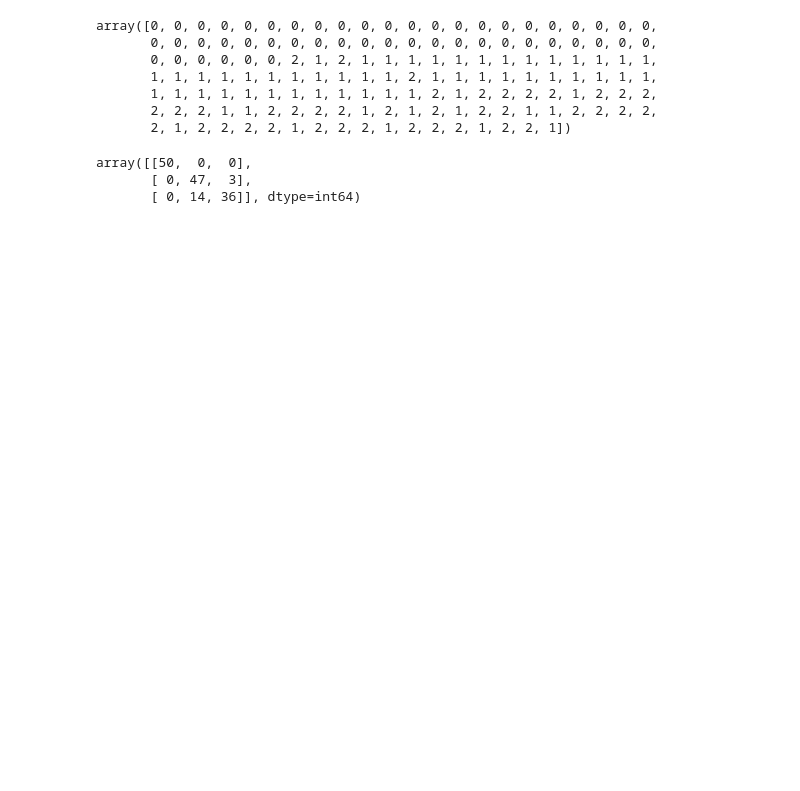
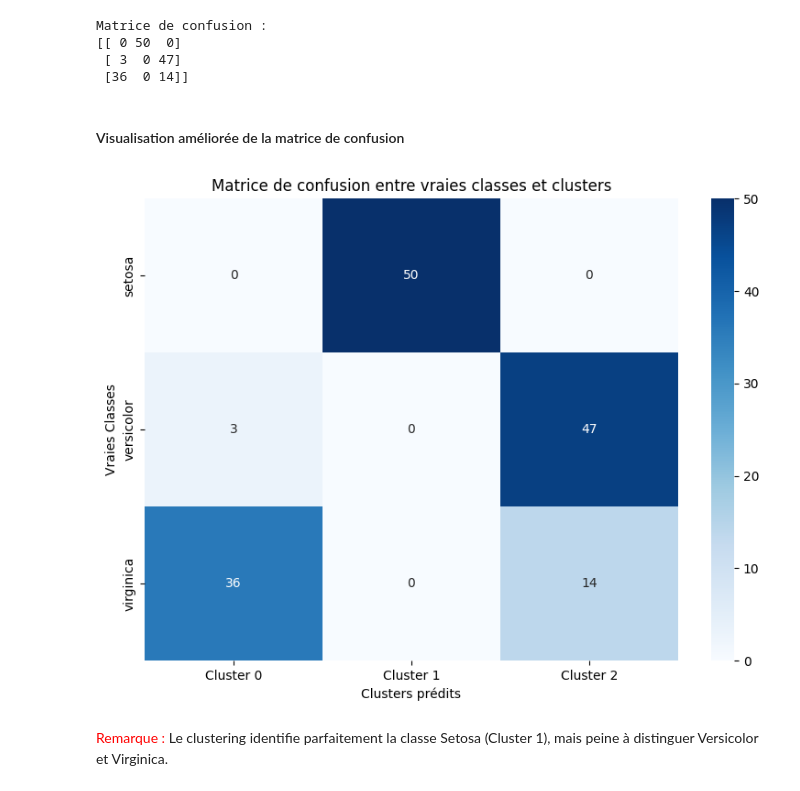
Before and after one commit to HananFA/kmeans_tp, a Jupyter notebook: exercice2.ipynb, the cells around one changed output. Drawn from its saved outputs; the diff is of its cells as text; code cells hidden in the pictures; blank space fills up the shorter version.

```diff
--- a/exercice2.ipynb
+++ b/exercice2.ipynb
@@ -87,4 +106,2 @@ plt.scatter(model.cluster_centers_[:,0],model.cluster_centers_[:,2],c='red',mark
 # %%
-from sklearn.metrics import confusion_matrix
-
-matrix=confusion_matrix(y,labels)
+conf_matrix=confusion_matrix(y,labels)
@@ -121,10 +107,0 @@ new_labels = np.vectorize(replace_dict.get)(labels)
-# %%
-new_labels
-# %% [output]
-array([0, 0, 0, 0, 0, 0, 0, 0, 0, 0, 0, 0, 0, 0, 0, 0, 0, 0, 0, 0, 0, 0,
-       0, 0, 0, 0, 0, 0, 0, 0, 0, 0, 0, 0, 0, 0, 0, 0, 0, 0, 0, 0, 0, 0,
-       0, 0, 0, 0, 0, 0, 2, 1, 2, 1, 1, 1, 1, 1, 1, 1, 1, 1, 1, 1, 1, 1,
-       1, 1, 1, 1, 1, 1, 1, 1, 1, 1, 1, 2, 1, 1, 1, 1, 1, 1, 1, 1, 1, 1,
-       1, 1, 1, 1, 1, 1, 1, 1, 1, 1, 1, 1, 2, 1, 2, 2, 2, 2, 1, 2, 2, 2,
-       2, 2, 2, 1, 1, 2, 2, 2, 2, 1, 2, 1, 2, 1, 2, 2, 1, 1, 2, 2, 2, 2,
-       2, 1, 2, 2, 2, 2, 1, 2, 2, 2, 1, 2, 2, 2, 1, 2, 2, 1])
@@ -133,6 +108,22 @@ matrix=confusion_matrix(y,new_labels)
-# %%
-matrix
-# %% [output]
-array([[50,  0,  0],
-       [ 0, 47,  3],
-       [ 0, 14, 36]], dtype=int64)
+# %%
+print('\nMatrice de confusion :')
+print(conf_matrix)
+# %% [output]
+Matrice de confusion :
+[[ 0 50  0]
+ [ 3  0 47]
+ [36  0 14]]
+# %% [markdown]
+#### Visualisation améliorée de la matrice de confusion
+# %%
+plt.figure(figsize=(8,6))
+sns.heatmap(conf_matrix, annot=True, fmt='d', cmap='Blues', xticklabels=['Cluster 0','Cluster 1','Cluster 2'], yticklabels=target_names)
+plt.title('Matrice de confusion entre vraies classes et clusters')
+plt.xlabel('Clusters prédits')
+plt.ylabel("Vraies Classes")
+plt.tight_layout()
+plt.show()
+# %% [output]
+[figure, added]
+# %% [markdown]
+<span style="color:red">Remarque : </span> Le clustering identifie parfaitement la classe Setosa (Cluster 1), mais peine à distinguer Versicolor et Virginica.
```
Also changed, not shown: parts of 38 cells of this notebook.
